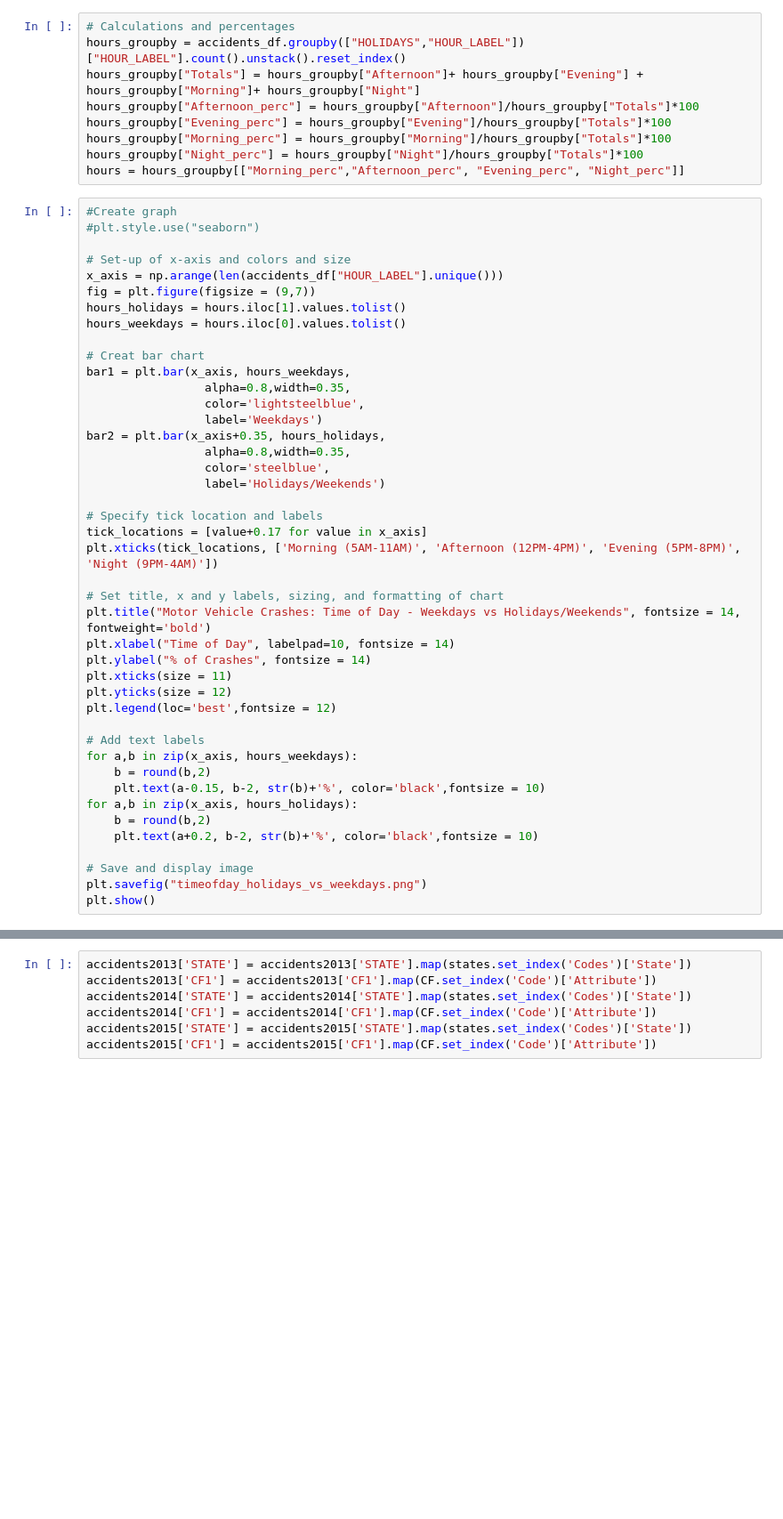
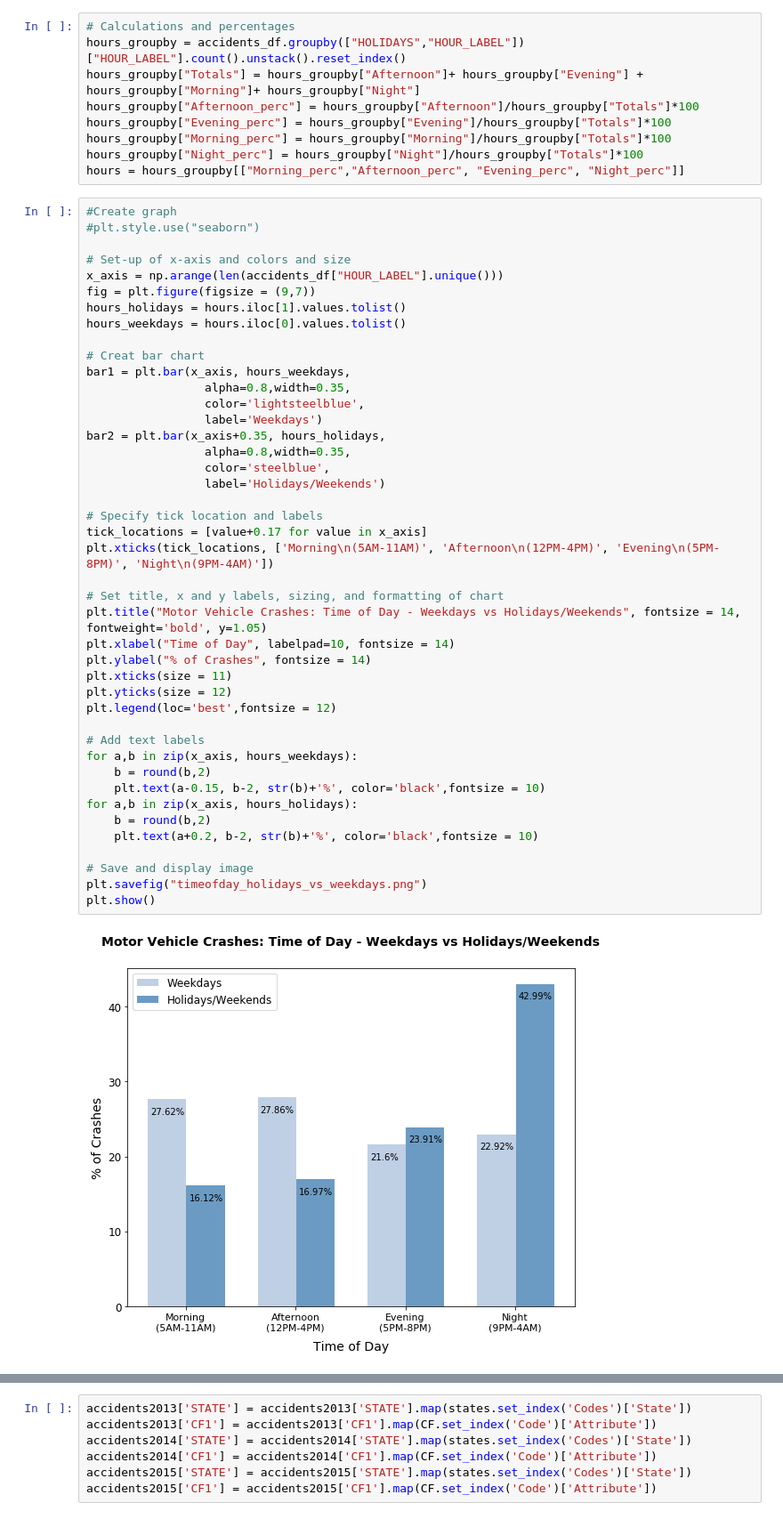
Before and after one commit to tvijaya/motor-vehicle-crashes-groupProject, a Jupyter notebook: AndreaK_Vehicle_Crashes_Analysis.ipynb, the cells around one changed output, grey strips where cells are left out. Shown: that part at 89% size. Cells and saved outputs as stored; diff of their text form; blank space fills up the shorter version.

```diff
--- a/AndreaK_Vehicle_Crashes_Analysis.ipynb
+++ b/AndreaK_Vehicle_Crashes_Analysis.ipynb
@@ -196,35 +345,37 @@ hours_weekdays = hours.iloc[0].values.tolist()
 bar1 = plt.bar(x_axis, hours_weekdays,
                  alpha=0.8,width=0.35,
                  color='lightsteelblue',
                  label='Weekdays')
 bar2 = plt.bar(x_axis+0.35, hours_holidays,
                  alpha=0.8,width=0.35,
                  color='steelblue',
                  label='Holidays/Weekends')
 
 # Specify tick location and labels
 tick_locations = [value+0.17 for value in x_axis]
-plt.xticks(tick_locations, ['Morning (5AM-11AM)', 'Afternoon (12PM-4PM)', 'Evening (5PM-8PM)', 'Night (9PM-4AM)'])
+plt.xticks(tick_locations, ['Morning\n(5AM-11AM)', 'Afternoon\n(12PM-4PM)', 'Evening\n(5PM-8PM)', 'Night\n(9PM-4AM)'])
 
 # Set title, x and y labels, sizing, and formatting of chart
-plt.title("Motor Vehicle Crashes: Time of Day - Weekdays vs Holidays/Weekends", fontsize = 14, fontweight='bold')
+plt.title("Motor Vehicle Crashes: Time of Day - Weekdays vs Holidays/Weekends", fontsize = 14, fontweight='bold', y=1.05)
 plt.xlabel("Time of Day", labelpad=10, fontsize = 14)
 plt.ylabel("% of Crashes", fontsize = 14)
 plt.xticks(size = 11)
 plt.yticks(size = 12)
 plt.legend(loc='best',fontsize = 12)
 
 # Add text labels
 for a,b in zip(x_axis, hours_weekdays):
     b = round(b,2)
     plt.text(a-0.15, b-2, str(b)+'%', color='black',fontsize = 10)
 for a,b in zip(x_axis, hours_holidays):
     b = round(b,2)
     plt.text(a+0.2, b-2, str(b)+'%', color='black',fontsize = 10)
 
 # Save and display image
 plt.savefig("timeofday_holidays_vs_weekdays.png")
 plt.show()
+# %% [output]
+[figure, added]
 # %%
 # Calculations and Comparisons of Crash Routes - Weekends/Holidays vs Weekdays
 route_groupby = accidents_df.groupby(["HOLIDAYS","ROUTE"])["ROUTE"].count().unstack().reset_index()
```
Also changed, not shown: parts of 21 cells of this notebook.
